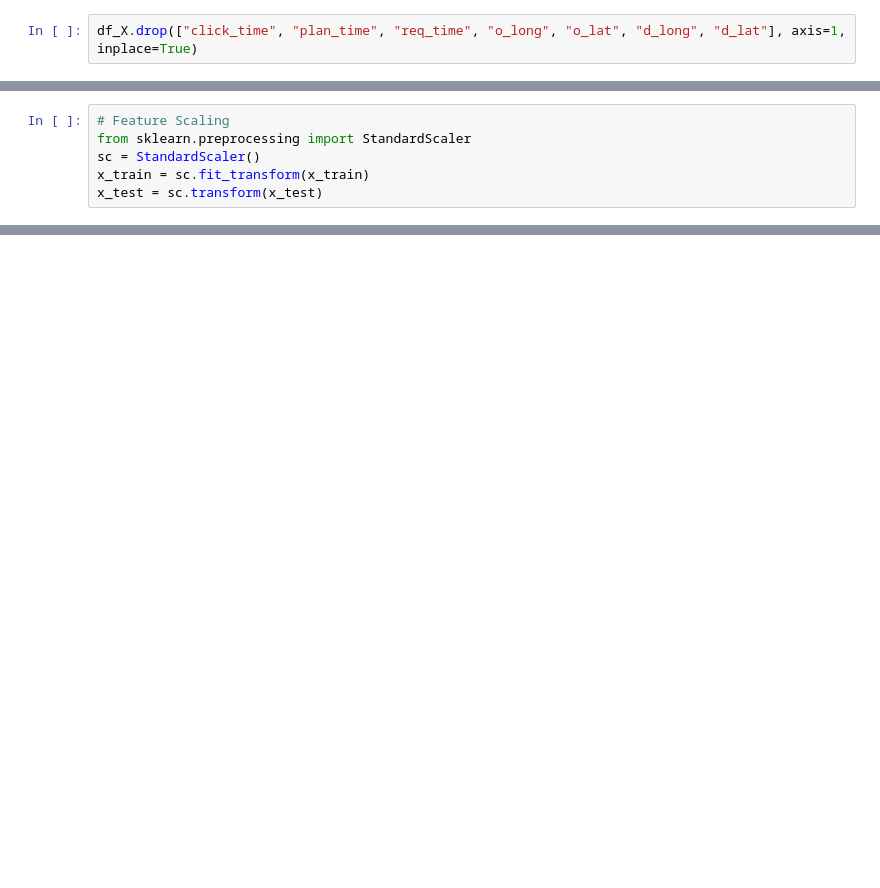
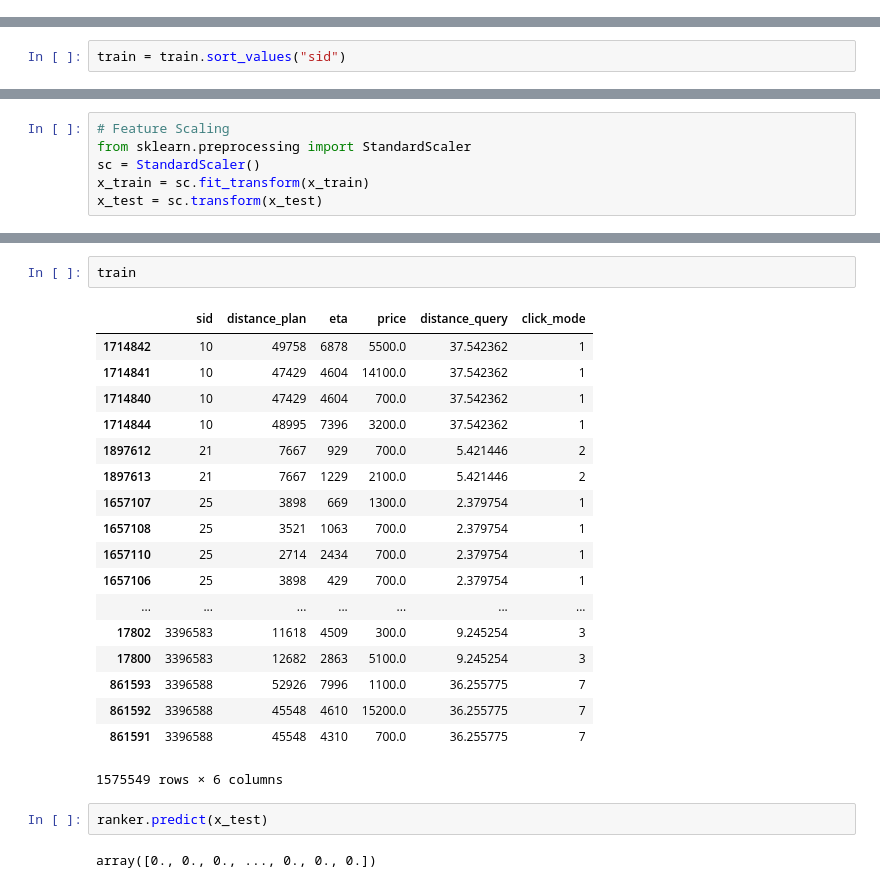
Before and after one commit to AlessandroVol23/kdd-cup-2019, a Jupyter notebook: notebooks/0.1_AV_understand_data.ipynb, the cells around one changed output, grey strips where cells are left out. Drawn from its saved outputs; the diff is of its cells as text; blank space fills up the shorter version.

```diff
--- a/notebooks/0.1_AV_understand_data.ipynb
+++ b/notebooks/0.1_AV_understand_data.ipynb
@@ -379,2 +352,0 @@ df_X.head()
-# %%
-df_X.drop(["click_time", "plan_time", "req_time", "o_long", "o_lat", "d_long", "d_lat"], axis=1, inplace=True)
@@ -443 +411,3 @@ queries_x_train.sum()
+# %%
+train = train.sort_values("sid")
 # %%
@@ -542,0 +564,25 @@ no changes added to commit (use "git add" and/or "git commit -a")
+# %%
+train
+# %% [output]
+|  | sid | distance_plan | eta | price | distance_query | click_mode |
+| 1714842 | 10 | 49758 | 6878 | 5500.0 | 37.542362 | 1 |
+| 1714841 | 10 | 47429 | 4604 | 14100.0 | 37.542362 | 1 |
+| 1714840 | 10 | 47429 | 4604 | 700.0 | 37.542362 | 1 |
+| 1714844 | 10 | 48995 | 7396 | 3200.0 | 37.542362 | 1 |
+| 1897612 | 21 | 7667 | 929 | 700.0 | 5.421446 | 2 |
+| 1897613 | 21 | 7667 | 1229 | 2100.0 | 5.421446 | 2 |
+| 1657107 | 25 | 3898 | 669 | 1300.0 | 2.379754 | 1 |
+| 1657108 | 25 | 3521 | 1063 | 700.0 | 2.379754 | 1 |
+| 1657110 | 25 | 2714 | 2434 | 700.0 | 2.379754 | 1 |
+| 1657106 | 25 | 3898 | 429 | 700.0 | 2.379754 | 1 |
+| ... | ... | ... | ... | ... | ... | ... |
+| 17802 | 3396583 | 11618 | 4509 | 300.0 | 9.245254 | 3 |
+| 17800 | 3396583 | 12682 | 2863 | 5100.0 | 9.245254 | 3 |
+| 861593 | 3396588 | 52926 | 7996 | 1100.0 | 36.255775 | 7 |
+| 861592 | 3396588 | 45548 | 4610 | 15200.0 | 36.255775 | 7 |
+| 861591 | 3396588 | 45548 | 4310 | 700.0 | 36.255775 | 7 |
+1575549 rows × 6 columns
+# %%
+ranker.predict(x_test)
+# %% [output]
+array([0., 0., 0., ..., 0., 0., 0.])
```
Also changed, not shown: parts of 56 cells of this notebook, 8 other files.
